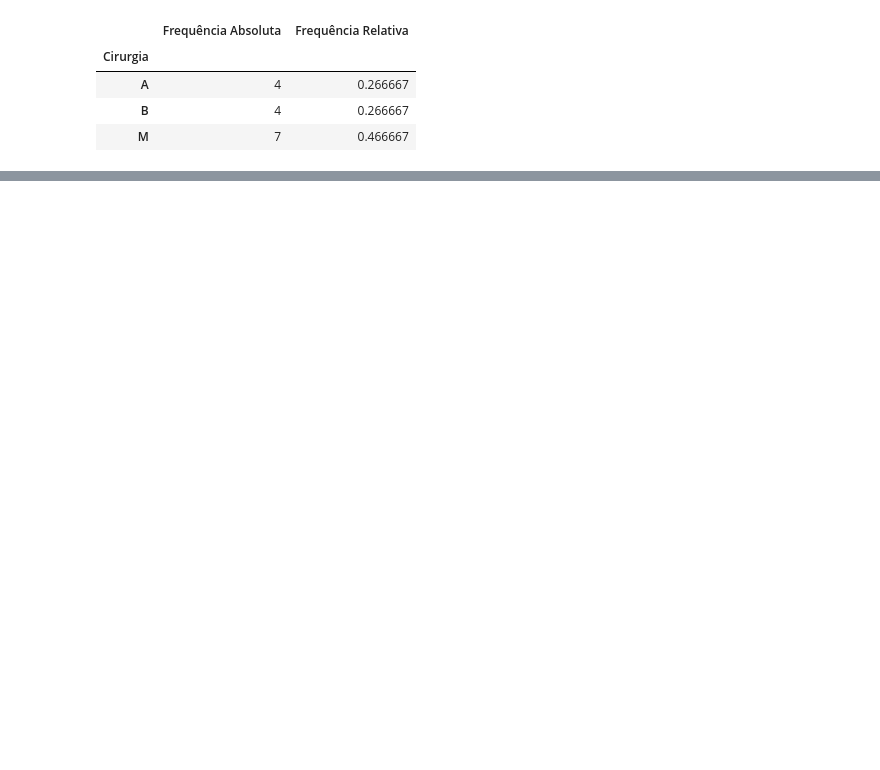
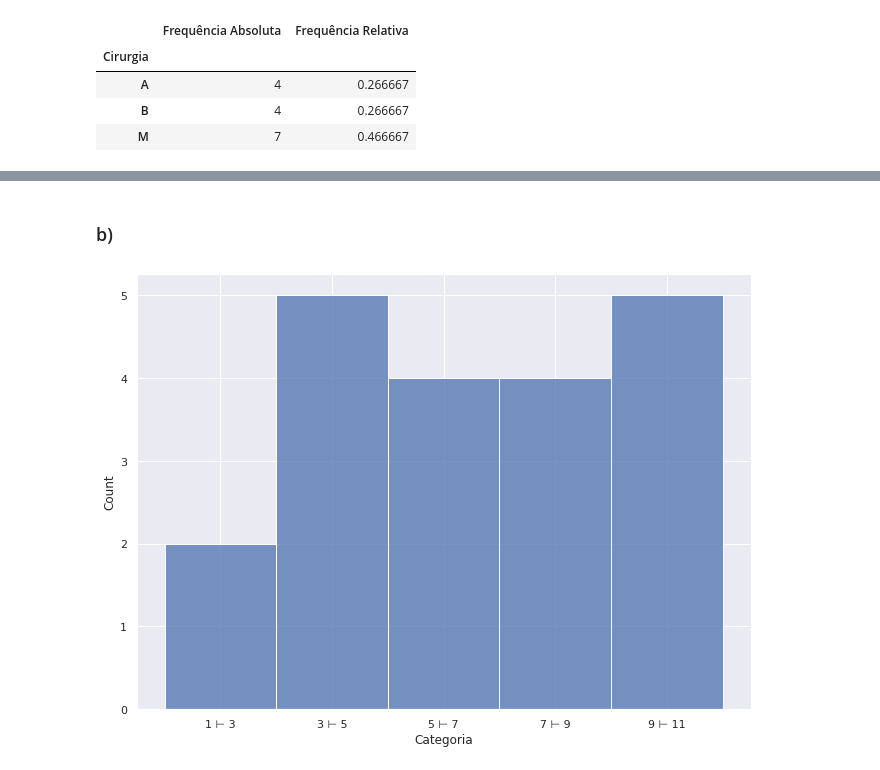
Before and after one commit to douglascdsantos/unesp_estatistica_e_probabilidade, a Jupyter notebook: aula01/lista_de_exercícios_01.ipynb, the cells around one changed output, grey strips where cells are left out. Cells and saved outputs as stored; diff of their text form; code cells hidden in the pictures; blank space fills up the shorter version.

```diff
--- a/aula01/lista_de_exercícios_01.ipynb
+++ b/aula01/lista_de_exercícios_01.ipynb
@@ -122,0 +132,29 @@ sns.histplot(data = dados['questao_2'],
+# %%
+# criando a função que irá receber um series, o minimo e a amplitude
+def tab_freq (series,minimo,amplitude,inteiro):
+  import math
+  # quantidade de categorias finais
+  entradas = math.ceil((series.max() - minimo) / amplitude)
+  # lista que irá receber os limites de cada categoria
+  intervalo = []
+  for i in range(entradas):
+    # preenchendo a lista de intervalos
+    intervalo.append((minimo, minimo + amplitude))
+    # atualizando o minimo
+    minimo = minimo + amplitude
+  # lista que irá receber a classficação de cada entrada da series de entrada
+  lista_series = []
+  for linha_series in series:
+    for intervalo_passo in intervalo:
+      # classificando cada a series dentro os intervalos criados
+      if intervalo_passo[0] <= linha_series < intervalo_passo[1]:
+        # preenchendo a lista
+        if inteiro == True:
+          lista_series.append(f'{intervalo_passo[0]} ⊢ {intervalo_passo[1]}')
+        else:
+          lista_series.append(f'{intervalo_passo[0]:0.2f} ⊢ {intervalo_passo[1]:0.2f}')
+  return lista_series
+
+# adicionando a lista categoriazada, que retorna da função, ao dataframe
+dados['questao_3']['Categoria'] = tab_freq(dados['questao_3']['Salário (em salários mínimos)'],1,2,True)
+dados['questao_3']
@@ -122,0 +196,7 @@ sns.histplot(data = dados['questao_2'],
+# %% [markdown]
+### b)
+# %%
+sns.histplot(data = dados['questao_3'].sort_values(by='Categoria'),
+             x = 'Categoria');
+# %% [output]
+[figure, added]
```
Also changed, not shown: parts of 63 cells of this notebook.
